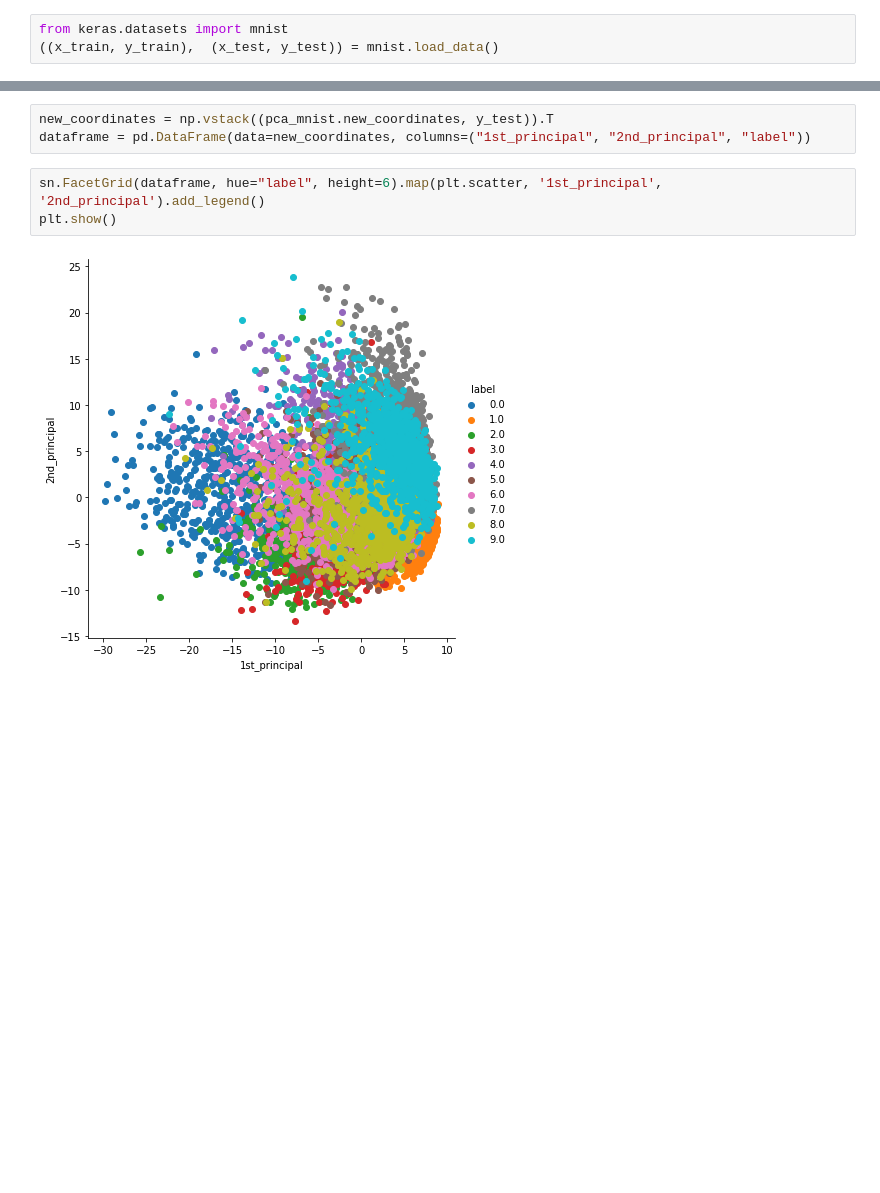
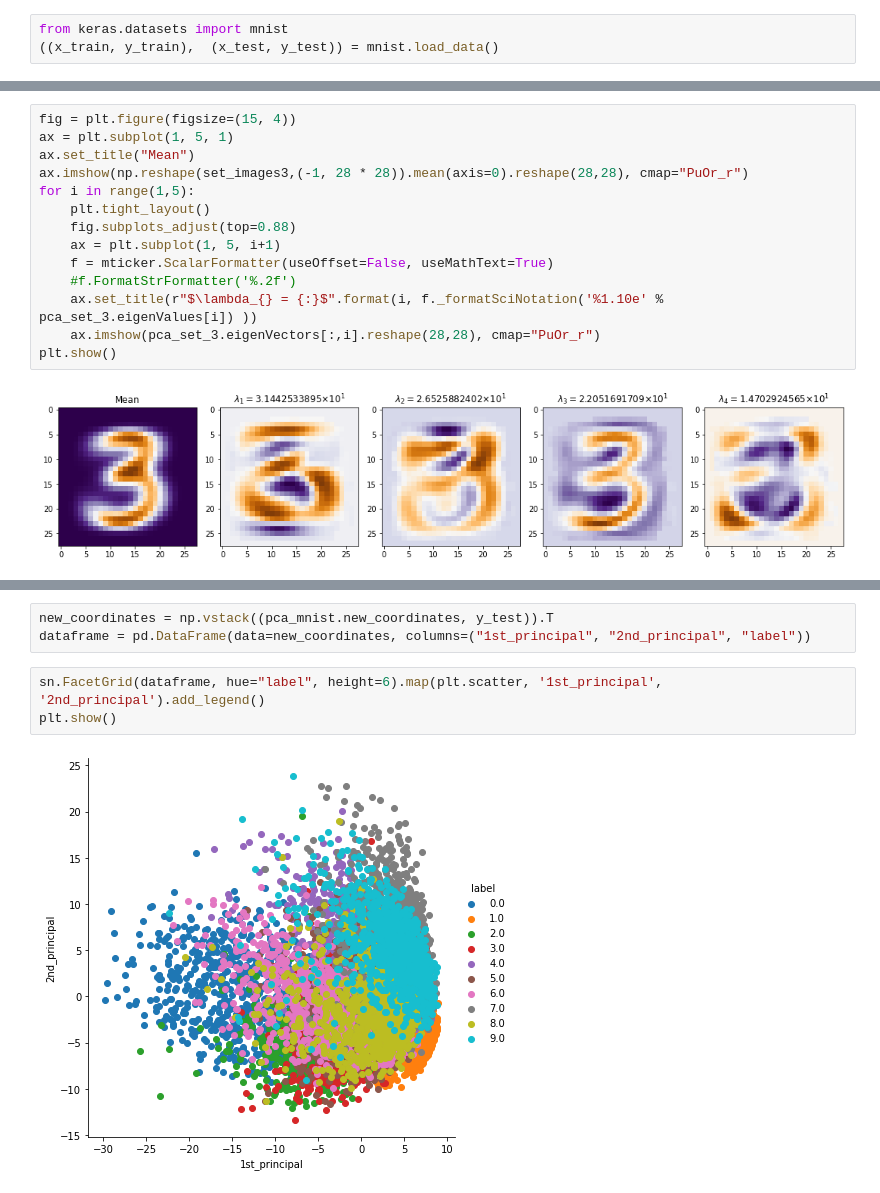
Before and after one commit to msarrias/unsupervised-learning-algorithms, a Jupyter notebook: test-cases.ipynb, the cells around one changed output, grey strips where cells are left out. Cells and saved outputs as stored; diff of their text form; blank space fills up the shorter version.

```diff
--- a/test-cases.ipynb
+++ b/test-cases.ipynb
@@ -49,0 +120,16 @@ standard_xtest = pca.standardize_images_channel_wise(x_test, 1e-10)
+# %%
+fig = plt.figure(figsize=(15, 4))
+ax = plt.subplot(1, 5, 1)
+ax.set_title("Mean")
+ax.imshow(np.reshape(set_images3,(-1, 28 * 28)).mean(axis=0).reshape(28,28), cmap="PuOr_r")
+for i in range(1,5):
+    plt.tight_layout()
+    fig.subplots_adjust(top=0.88)
+    ax = plt.subplot(1, 5, i+1)
+    f = mticker.ScalarFormatter(useOffset=False, useMathText=True)
+    #f.FormatStrFormatter('%.2f')
+    ax.set_title(r"$\lambda_{} = {:}$".format(i, f._formatSciNotation('%1.10e' % pca_set_3.eigenValues[i]) ))
+    ax.imshow(pca_set_3.eigenVectors[:,i].reshape(28,28), cmap="PuOr_r")
+plt.show()
+# %% [output]
+[figure, added]
```
Also changed, not shown: parts of 20 cells of this notebook, 1 other file.
